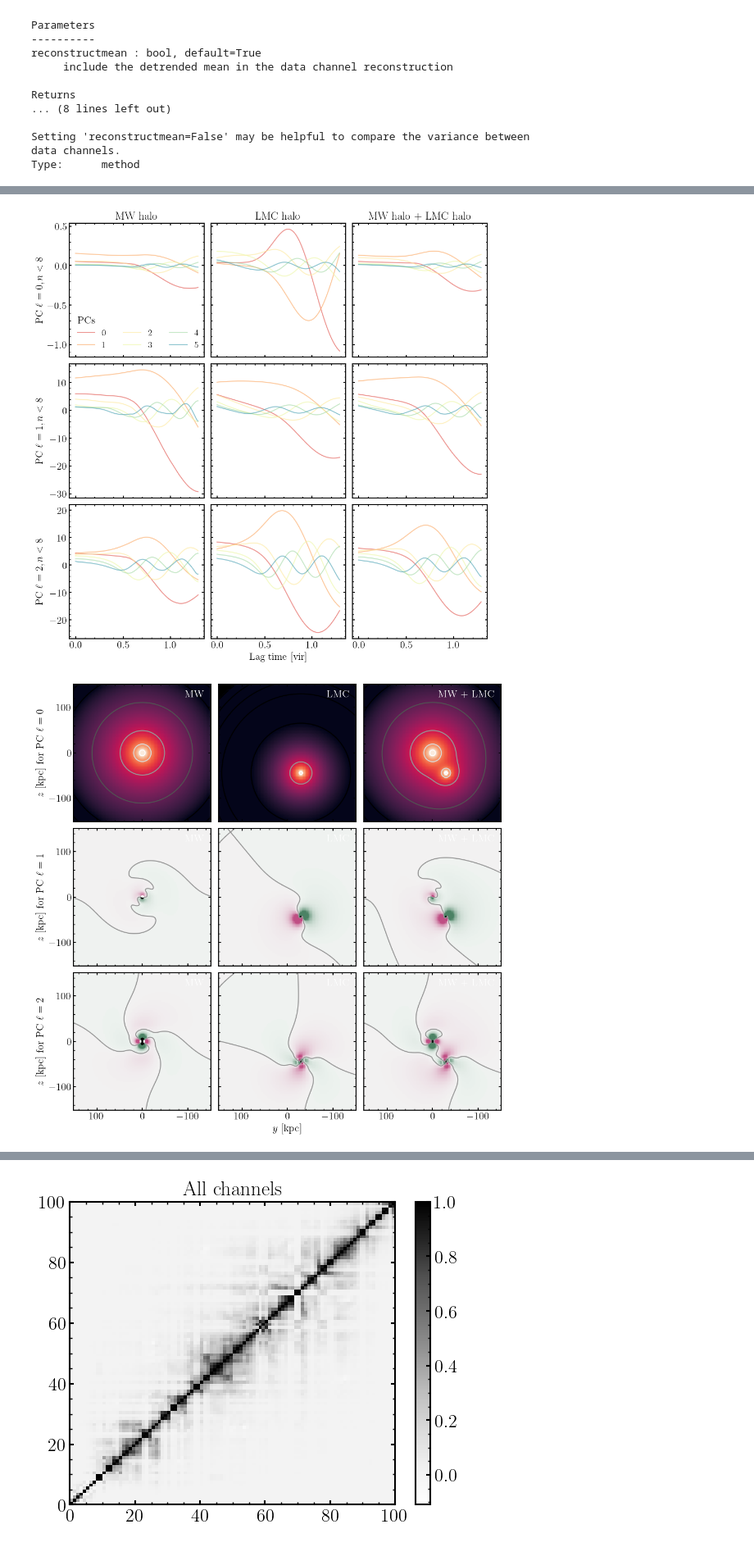
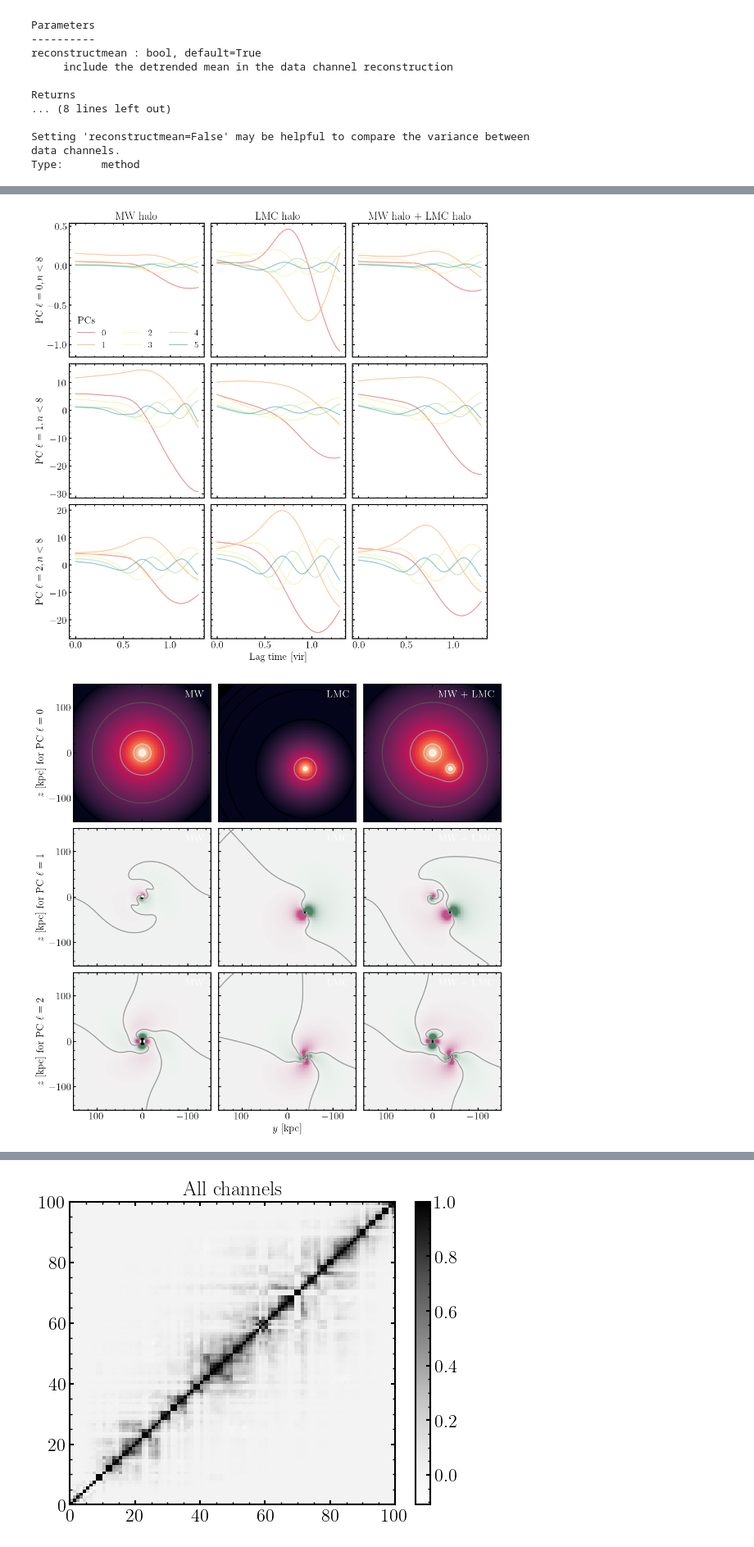
Before and after one commit to sophialilleengen/extreme-mwlmc, a Jupyter notebook: analysis/mssa-reconstruction.ipynb, the cells around one changed output, grey strips where cells are left out. Shown at 82% size. Drawn from its saved outputs; the diff is of its cells as text; code cells hidden in the pictures.

```diff
--- a/analysis/mssa-reconstruction.ipynb
+++ b/analysis/mssa-reconstruction.ipynb
@@ -189,6 +347,7 @@ def read_orient(infile):
     x = O[:,15]
     y = O[:,16]
     z = O[:,17]
+    r = np.linalg.norm([x,y,z],axis=0)
     if "disk" in infile or "disc" in infile:
         xangle = O[:,6]
         yangle = O[:,7]
@@ -201,6 +360,7 @@ def read_orient(infile):
             'x': x,
             'y': y,
             'z': z,
+            'r': r,
             'xangle': xangle,
             'yangle': yangle,
             'zangle': zangle,
@@ -209,9 +369,32 @@ def read_orient(infile):
             'psi': psi
         }
     else:
-        return {'t': t, 'x': x, 'y': y, 'z': z}
+        return {'t': t, 'x': x, 'y': y, 'z': z, 'r': r}
 
 mwhcenter = read_orient(f'{datadir}mwhalo.orient.{runtag}')
 lmchcenter = read_orient(f'{datadir}lmchalo.orient.{runtag}')
 mwdcenter = read_orient(f'{datadir}mwdisc.orient.{runtag}')
 lmcdcenter = read_orient(f'{datadir}lmcdisc.orient.{runtag}')
+
+lmccenter_corr = {'x': lmcdcenter['x']-mwdcenter['x'],
+                  'y': lmcdcenter['y']-mwdcenter['y'],
+                  'z': lmcdcenter['z']-mwdcenter['z'],
+                  'r': np.linalg.norm([lmcdcenter['x']-mwdcenter['x'],
+                                       lmcdcenter['y']-mwdcenter['y'],
+                                       lmcdcenter['z']-mwdcenter['z']],
+                                      axis=0)
+                  }
+# %%
+plt.plot(lmcdcenter['t'],lmcdcenter['r'],label='MW Halo')
+print(np.argmin(lmcdcenter['r']-mwdcenter['r']))
+print(lmcdcenter['t'][np.argmin(lmcdcenter['r']-mwdcenter['r'])])
+itref = np.argmin(lmcdcenter['r']-mwdcenter['r'])
+# itref = np.where(lmcdcenter['t']>=1.7)[0][0]
+tref = lmcdcenter['t'][np.argmin(lmcdcenter['r']-mwdcenter['r'])]
+print((lmcdcenter['x'][itref]-mwdcenter['x'][itref])*virialradius,
+      (lmcdcenter['y'][itref]-mwdcenter['y'][itref])*virialradius,
+      (lmcdcenter['z'][itref]-mwdcenter['z'][itref])*virialradius)
+
+# print((lmcdcenter['x'][16300:16350]-mwdcenter['x'][16300:16350])*virialradius,
+#       (lmcdcenter['y'][16300:16350]-mwdcenter['y'][16300:16350])*virialradius,
+#       (lmcdcenter['z'][16300:16350]-mwdcenter['z'][16300:16350])*virialradius)
@@ -217,0 +1358,3 @@ lmcdcenter = read_orient(f'{datadir}lmcdisc.orient.{runtag}')
+# %%
+for i in range(8):
+    print(i, int((i/4)%4))
@@ -359,7 +2276,7 @@ if 0:
             lmchalo_coefs = pyEXP.coefs.Coefs.factory(f'{datadir}/outcoef.lmchalo.{runtag2}')
 
             gal_dict = {'MW halo': [mwhalo_coefs, mwhbasis, mwhcenter],
-                        'LMC halo': [lmchalo_coefs, lmchbasis, lmchcenter]}
+                        'LMC halo': [lmchalo_coefs, lmchbasis, lmccenter_corr]}
 
             mwh_rad_mask = [np.where(np.array(mwhalo_coefs.makeKeys(order))[:,2]<max_r_order)]
             lmch_rad_mask = [np.where(np.array(lmchalo_coefs.makeKeys(order))[:,2]<max_r_order)]
@@ -439,8 +2356,13 @@ size = 150./virialradius
 npix = 128
 
 times_vir = mwhalo_coefs.Times()
-tref_vir = 1.7008
-itref = np.where(lmchcenter['t'] >= tref_vir)[0][0]
+# tref_vir = 1.7008
+# itref = np.where(lmchcenter['t'] >= tref_vir)[0][0]
+tref_vir = times_vir[np.where(times_vir>=tref)[0][0]]
+itref = np.where(lmchcenter['t'] >= tref)[0][0]
+print(tref_vir)
+print(itref)
+
 pmin  = [0.0, -size,  -size]
 pmax  = [0.0, size, size]
 grid  = [ 0,  npix,  npix]
@@ -478,7 +2400,7 @@ for i, order in enumerate(orders):
         lmchalo_coefs = pyEXP.coefs.Coefs.factory(f'{datadir}/outcoef.lmchalo.{runtag2}')
 
         gal_dict = {'MW halo': [mwhalo_coefs, mwhbasis, mwhcenter],
-                    'LMC halo': [lmchalo_coefs, lmchbasis, lmchcenter]}
+                    'LMC halo': [lmchalo_coefs, lmchbasis, lmccenter_corr]}
 
         mwh_rad_mask = [np.where(np.array(mwhalo_coefs.makeKeys(order))[:,2]<max_r_order)]
         lmch_rad_mask = [np.where(np.array(lmchalo_coefs.makeKeys(order))[:,2]<max_r_order)]
@@ -670,3 +2592,3 @@ In [0] for ['MW halo', 'LMC halo'], there are off-diagonal elements.
 [figure]
-[figure, old version]
+[figure, new version]
 [figure]
```
Also changed, not shown: parts of 61 cells of this notebook.
